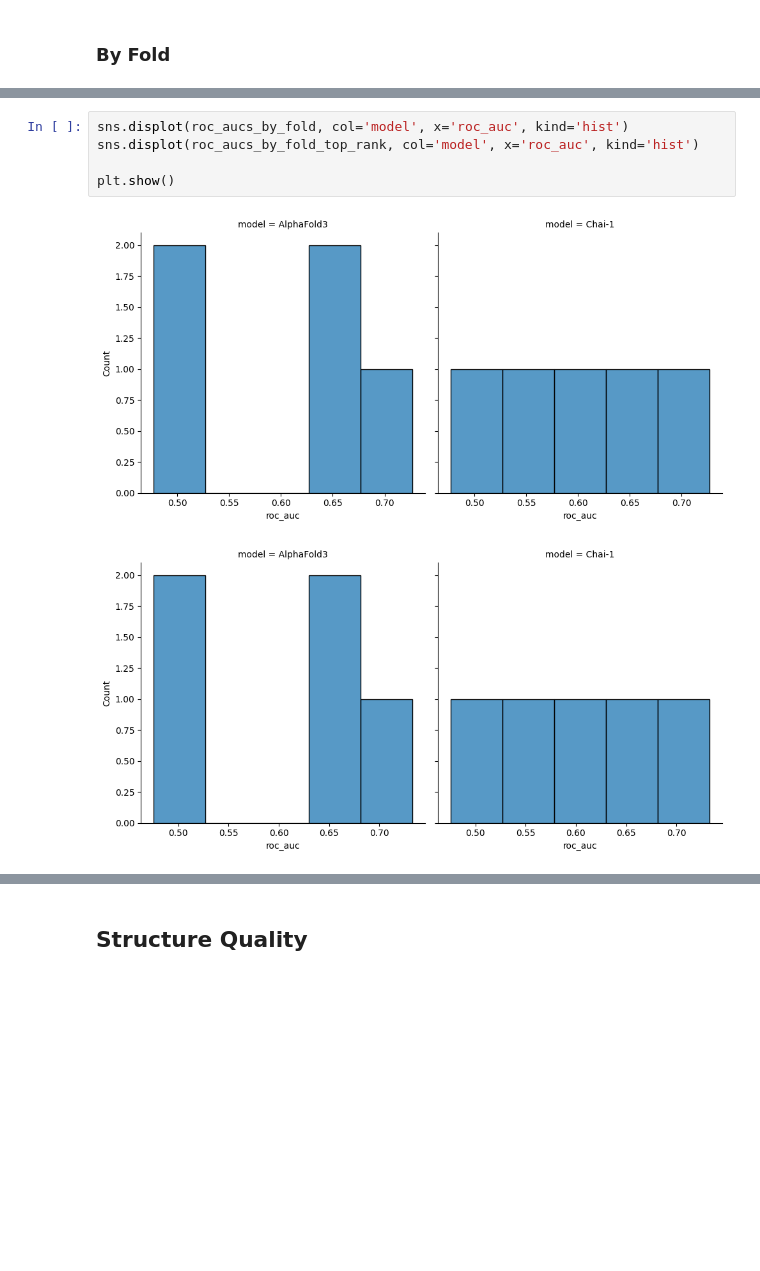
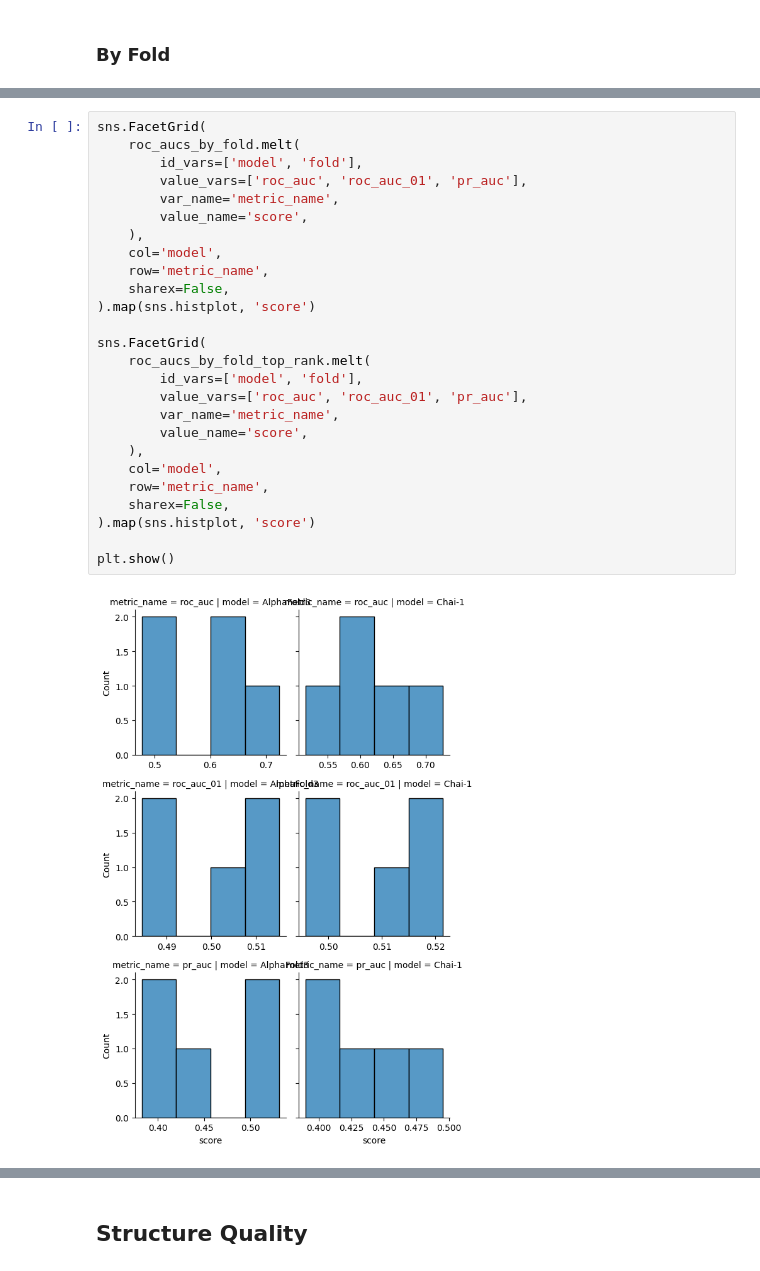
Before and after one commit to benjiemc/tcr-pmhc-predicted-structures, a Jupyter notebook: notebooks/benchmark_structure_prediction_methods.ipynb, the cells around one changed output, grey strips where cells are left out. Saved outputs shown, nothing was run; the diff lists cells and outputs as text; blank space fills up the shorter version.

```diff
--- a/notebooks/benchmark_structure_prediction_methods.ipynb
+++ b/notebooks/benchmark_structure_prediction_methods.ipynb
@@ -229,8 +291,28 @@ plt.show()
-# %%
-sns.displot(roc_aucs_by_fold, col='model', x='roc_auc', kind='hist')
-sns.displot(roc_aucs_by_fold_top_rank, col='model', x='roc_auc', kind='hist')
-
-plt.show()
-# %% [output]
-[figure, removed]
-[figure, removed]
+# %%
+sns.FacetGrid(
+    roc_aucs_by_fold.melt(
+        id_vars=['model', 'fold'],
+        value_vars=['roc_auc', 'roc_auc_01', 'pr_auc'],
+        var_name='metric_name',
+        value_name='score',
+    ),
+    col='model',
+    row='metric_name',
+    sharex=False,
+).map(sns.histplot, 'score')
+
+sns.FacetGrid(
+    roc_aucs_by_fold_top_rank.melt(
+        id_vars=['model', 'fold'],
+        value_vars=['roc_auc', 'roc_auc_01', 'pr_auc'],
+        var_name='metric_name',
+        value_name='score',
+    ),
+    col='model',
+    row='metric_name',
+    sharex=False,
+).map(sns.histplot, 'score')
+
+plt.show()
+# %% [output]
+[figure, added]
```
Also changed, not shown: parts of 13 cells of this notebook.
